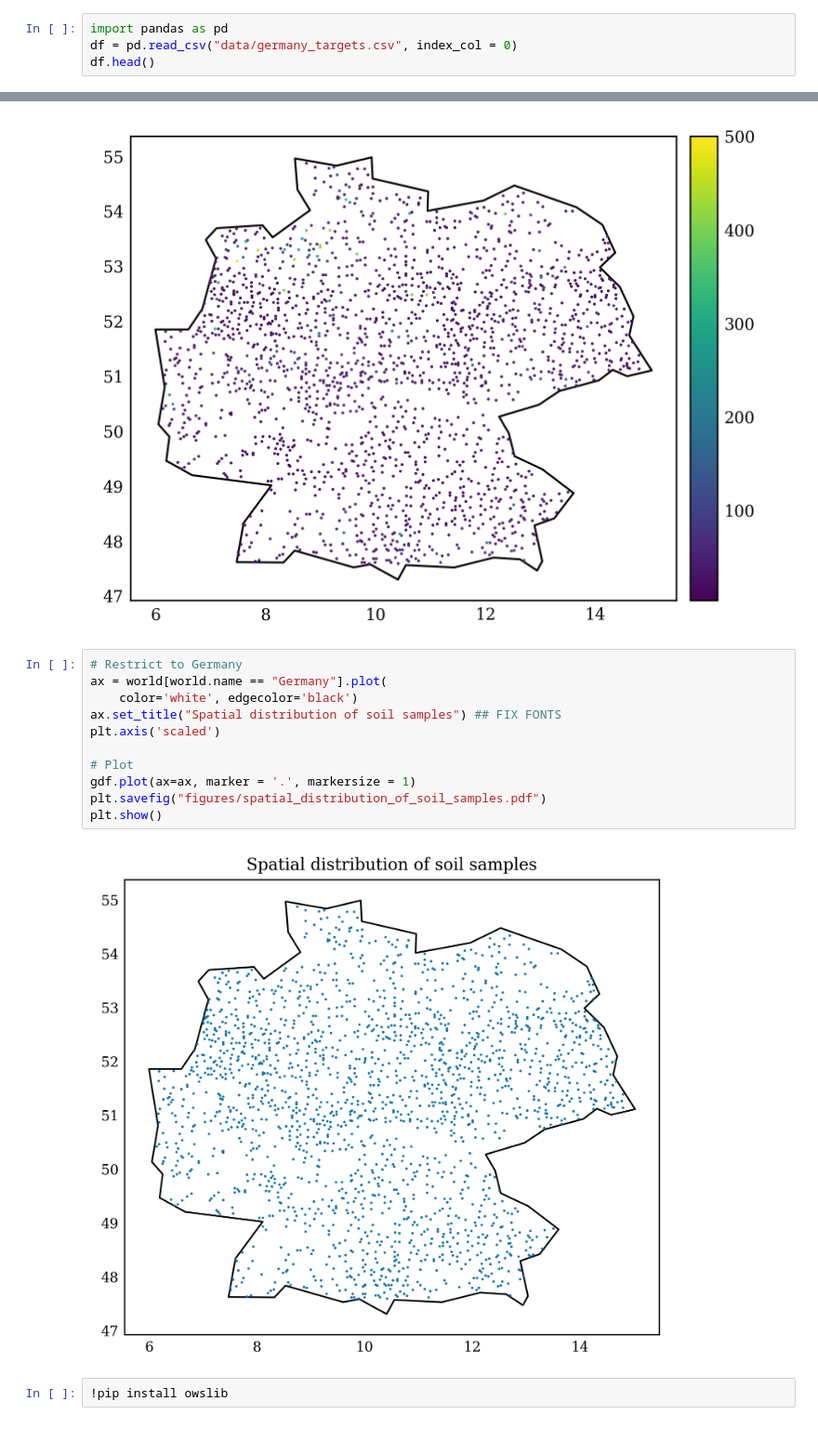
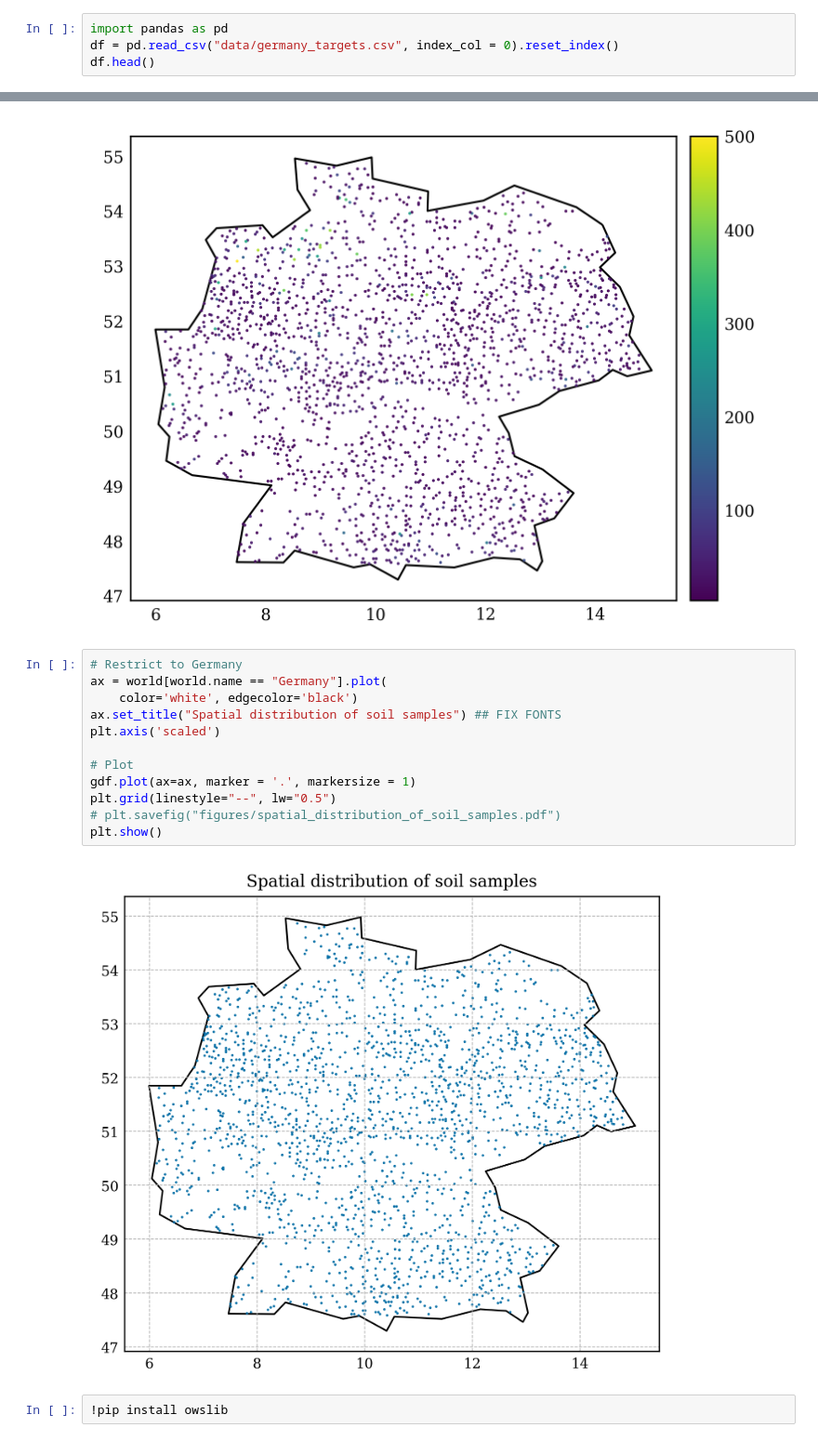
Before and after one commit to ppiont/cnn-soc-wagga, a Jupyter notebook: data_visualization.ipynb, the cells around one changed output, grey strips where cells are left out. Shown at 93% size. Drawn from its saved outputs; the diff is of its cells as text.

```diff
--- a/data_visualization.ipynb
+++ b/data_visualization.ipynb
@@ -18,6 +18,6 @@ Mounted at /content/drive
 !pip install geopandas
 # %%
 import pandas as pd
-df = pd.read_csv("data/germany_targets.csv", index_col = 0)
+df = pd.read_csv("data/germany_targets.csv", index_col = 0).reset_index()
 df.head()
 # %% [output]
@@ -73,16 +73,17 @@ plt.show()
 # %%
 # Restrict to Germany
 ax = world[world.name == "Germany"].plot(
     color='white', edgecolor='black')
 ax.set_title("Spatial distribution of soil samples") ## FIX FONTS
 plt.axis('scaled')
 
 # Plot
 gdf.plot(ax=ax, marker = '.', markersize = 1)
-plt.savefig("figures/spatial_distribution_of_soil_samples.pdf")
+plt.grid(linestyle="--", lw="0.5")
+# plt.savefig("figures/spatial_distribution_of_soil_samples.pdf")
 plt.show()
 # %% [output]
-[figure, old version]
+[figure, new version]
 # %%
 !pip install owslib
 # %% [output]
```
Also changed, not shown: parts of 2 cells of this notebook.
